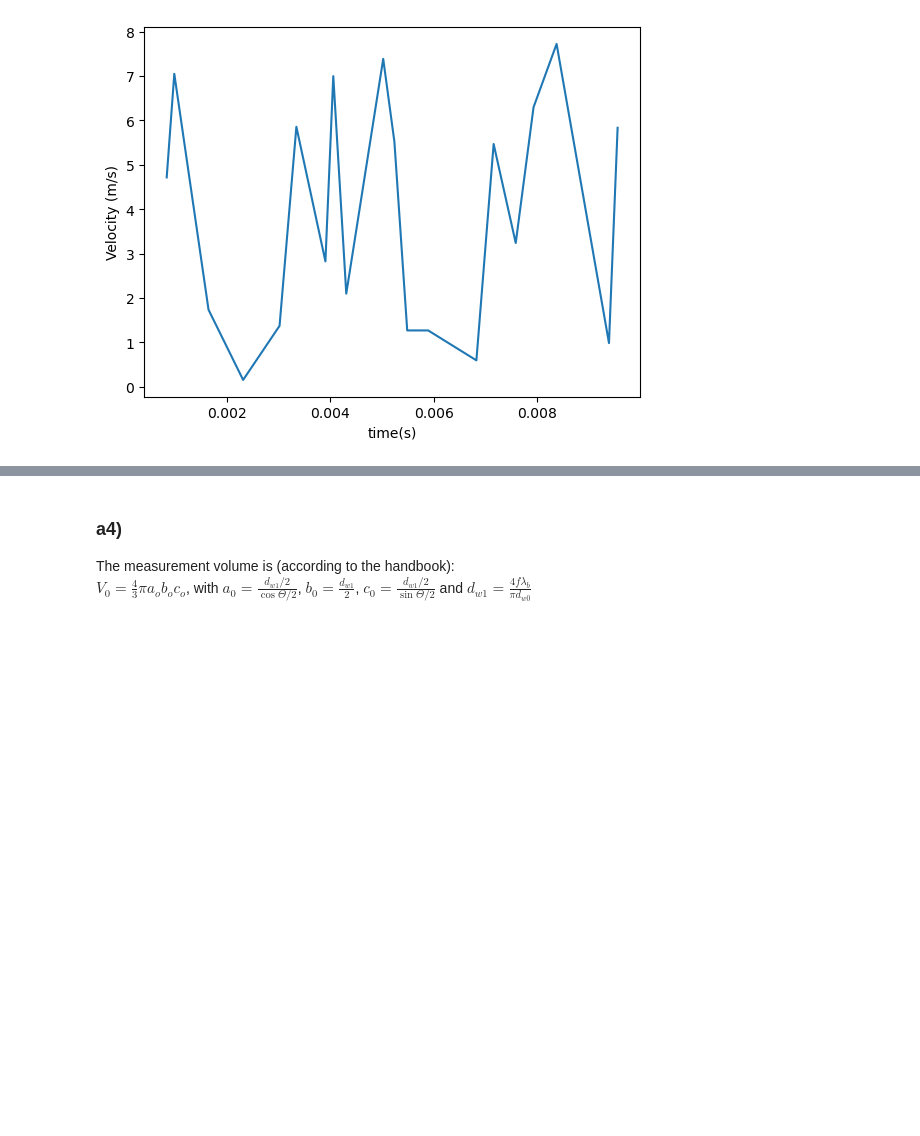
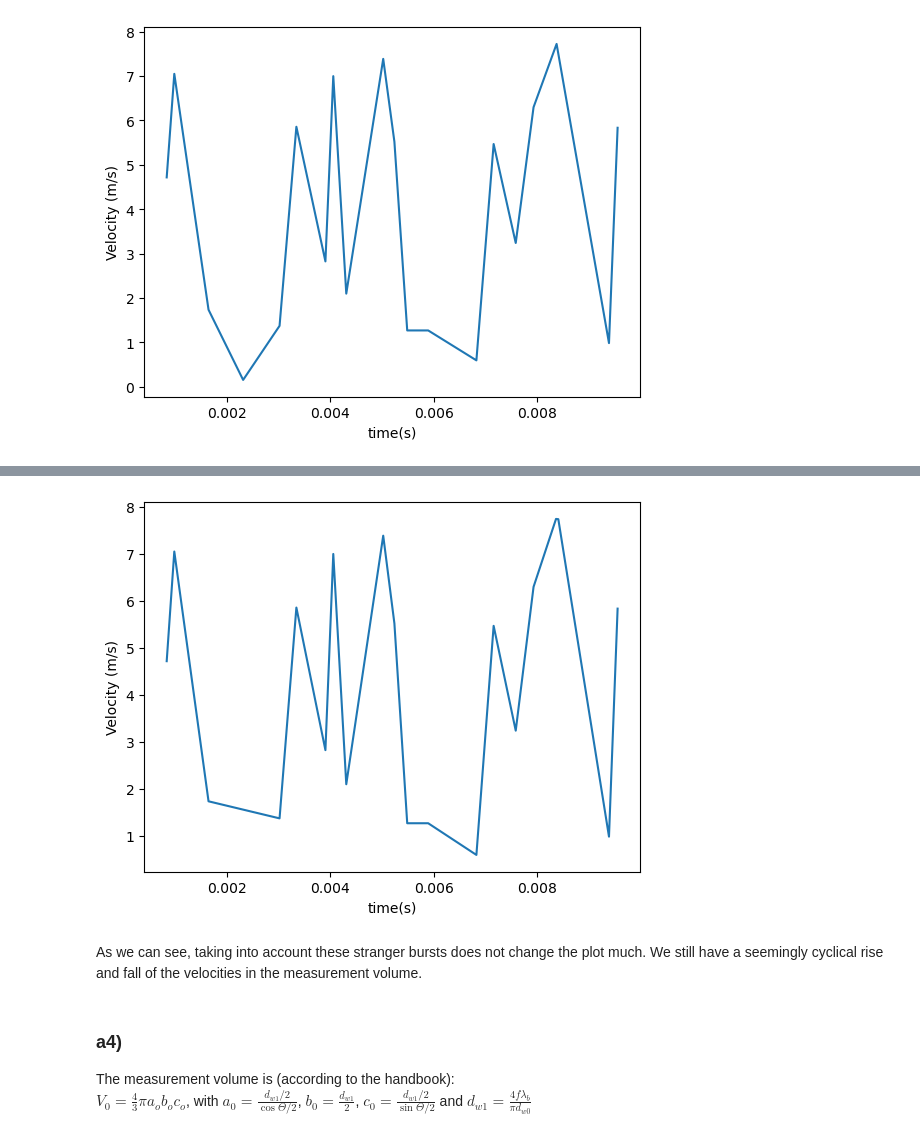
Before and after one commit to TFLVerouden/ETPoF, a Jupyter notebook: HW4/HW_4_Ann.ipynb, the cells around one changed output, grey strips where cells are left out. Drawn from its saved outputs; the diff is of its cells as text; code cells hidden in the pictures; blank space fills up the shorter version.

```diff
--- a/HW4/HW_4_Ann.ipynb
+++ b/HW4/HW_4_Ann.ipynb
@@ -143,3 +160,38 @@ As we can see above, the velocity seems to rise and fall in larger peaks. It is
+# %%
+start = [3860,4597,7909,14781,16410,19221,19982,21240,24814,25896,27137,29166,33830,35498,37636,39361,41715,41956,46660,47496]
+stop = [4460,5197, 8509,15381,17010,19821,20582,21840,25414,26496,27737,29766,34430,36098,38236,39961,41956, 42161,47260,48096]
+
+#take each burst and analyse the frequency spectrum
+V = np.zeros(0)
+T = np.zeros(0)
+for i in range(len(start)):
+    #find burst signal
+    burst = signal[start[i]:stop[i]]
+
+    #frequency spectrum analysis
+    fs = 1/(t[1]-t[0])     # Hz
+    n_pieces = 1
+    f, PS = bartlett_fft(burst, fs, n_pieces)
+
+    #find most powerful frequency
+    ind = np.argmax(PS) #find peak
+    fD = abs(f[ind])
+
+
+    vp = fD*lam/(2*np.sin(angle/2))
+    #v = vp/(1-np.exp(-t[i]/tau_air[0]))
+    V = np.append(V, vp)
+    T = np.append(T, t[int((start[i]+stop[i])/2)])
+plt.show()
+plt.figure(3)
+plt.plot(T, V)
+plt.xlabel('time(s)')
+plt.ylabel('Velocity (m/s)')
+plt.show()
+# %% [output]
+[figure, added]
+# %% [markdown]
+As we can see, taking into account these stranger bursts does not change the plot much. We still have a seemingly cyclical rise and fall of the velocities in the measurement volume.
 # %% [markdown]
 ### a4)
 The measurement volume is (according to the handbook):\
```
Also changed, not shown: parts of 5 cells of this notebook.
